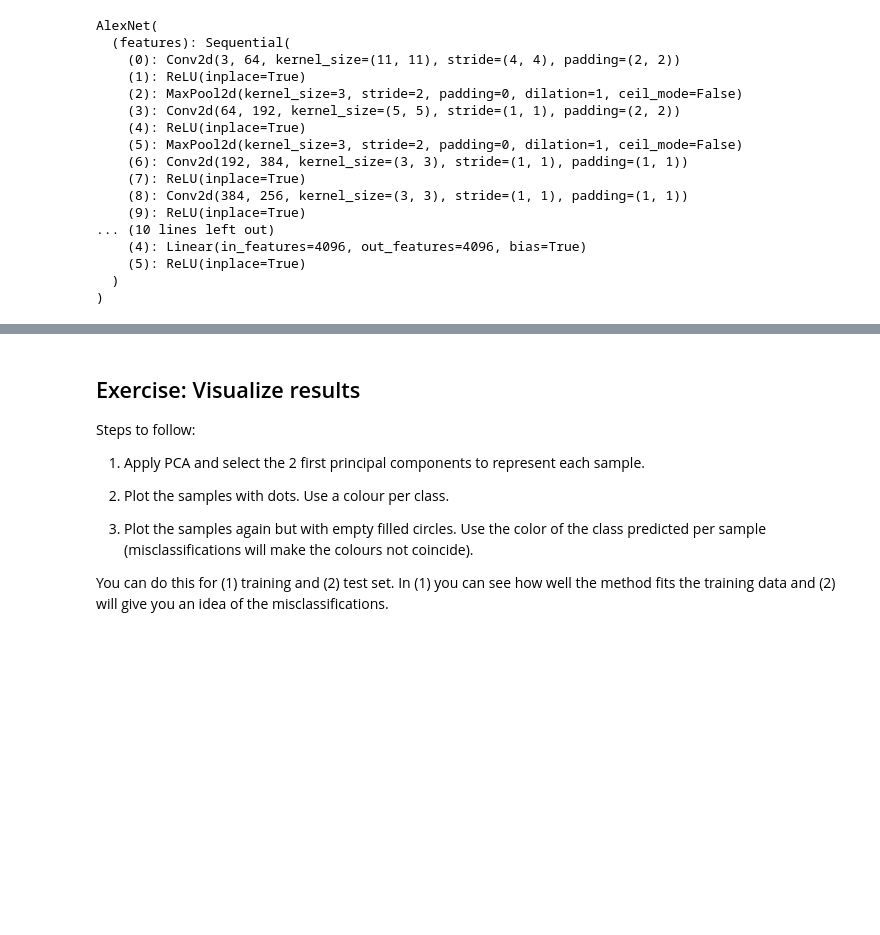
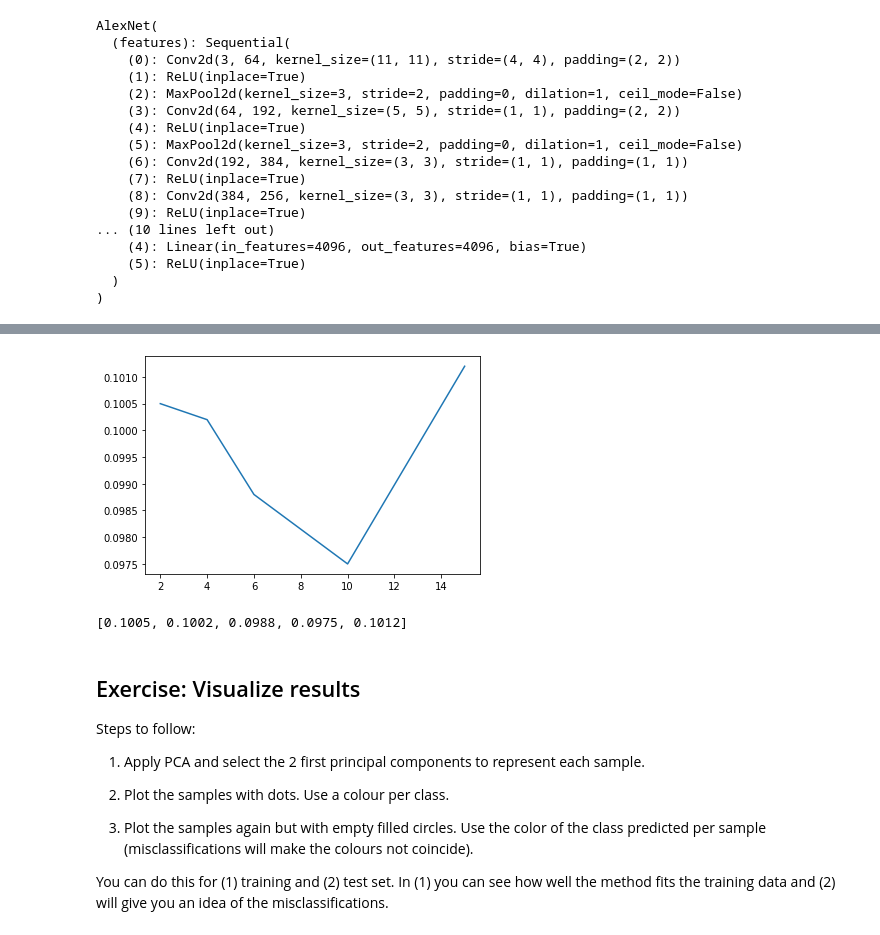
Before and after one commit to Exion35/UT---DataScience, a Jupyter notebook: Assignment 2 - Feature extraction and classification.ipynb, the cells around one changed output, grey strips where cells are left out. Drawn from its saved outputs; the diff is of its cells as text; code cells hidden in the pictures; blank space fills up the shorter version.

Commit message:
Use alexnet as a feature extractor

```diff
--- a/Assignment 2 - Feature extraction and classification.ipynb
+++ b/Assignment 2 - Feature extraction and classification.ipynb
@@ -189,4 +177,0 @@ AlexNet(
-# %%
-new_alexnet = nn.Sequential(*list(alexnet.classifier.children())[:-1])
-alexnet.classifier = new_alexnet
-alexnet.eval()
@@ -337,10 +299,7 @@ optimizer = optim.SGD(alexnet.parameters(), lr=0.001, momentum=0.9)
 # %%
-running_loss = 0.0
-for i, data in enumerate(trainloader, 0):
-    inputs, labels = data[0].to(device), data[1].to(device)
-    optimizer.zero_grad()
-    output = alexnet(inputs)
-    loss = criterion(output, labels)
-    loss.backward()
-    optimizer.step()
-print('Done')
+def extract_cnn_features(loader):
+    outputs = []
+    for i, data in enumerate(loader, 0):
+        inputs, labels = data[0].to(device), data[1].to(device)
+        outputs.extend(alexnet(inputs))
+    return outputs
@@ -397,3 +306,22 @@ visualize_model(alexnet)
+# %%
+train_outputs = extract_cnn_features(trainloader)
+test_outputs = extract_cnn_features(testloader)
+# %%
+train_outputs = np.array([t.detach().cpu().numpy() for t in train_outputs])
+test_outputs = np.array([t.detach().cpu().numpy() for t in test_outputs])
+# %%
+kvalue_list = [2, 4, 6, 10, 15]
+neighbors = [KNeighborsClassifier(n_neighbors=kvalue_list[i]).fit(train_outputs, train_data.targets) for i in range(len(kvalue_list))]
+pred = [neighbors[i].predict(test_outputs) for i in range(len(neighbors))]
+acc = [accuracy_metric(test_data.targets, pred[i]) for i in range(len(pred))]
+plt.plot(kvalue_list, acc)
+plt.show()
+# %% [output]
+[figure, added]
+# %%
+acc
+# %% [output]
+[0.1005, 0.1002, 0.0988, 0.0975, 0.1012]
 # %% [markdown]
 ## Exercise: Visualize results
 
```
Also changed, not shown: parts of 9 cells of this notebook.
